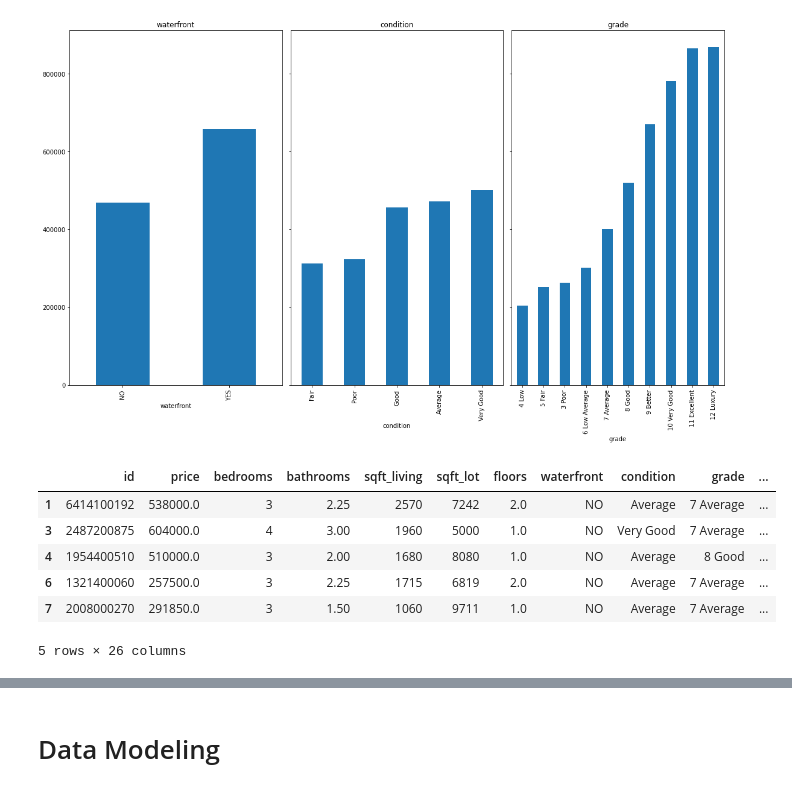
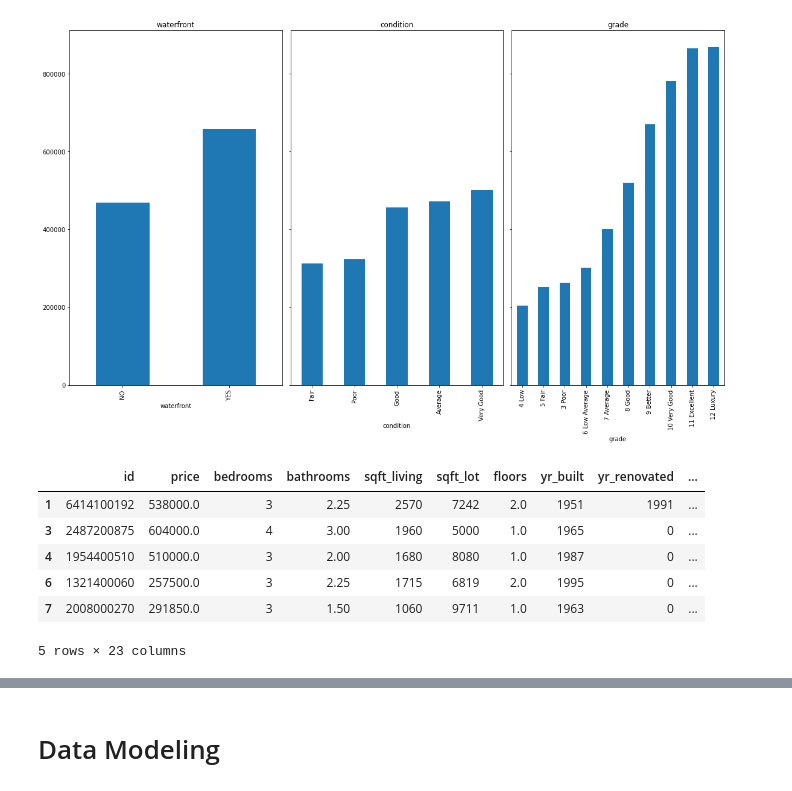
Before and after one commit to ashakeri92/dsc-phase-2-project-v2-3, a Jupyter notebook: Analysis.ipynb, the cells around one changed output, grey strips where cells are left out. Saved outputs shown, nothing was run; the diff lists cells and outputs as text; code cells hidden in the pictures.

```diff
--- a/Analysis.ipynb
+++ b/Analysis.ipynb
@@ -103,21 +104,21 @@ fig.tight_layout()
 # %%
 # create dummy variables for categoricals (waterfront, condition and grade)
 
 dummies = pd.get_dummies(kc[categoricals], prefix=categoricals, drop_first=True)
 
-kc_preprocessed = kc.drop(categoricals, axis=1)
+kc = kc.drop(categoricals, axis=1)
 
-kc_preprocessed = pd.concat([kc, dummies], axis=1)
+kc = pd.concat([kc, dummies], axis=1)
 
-kc_preprocessed.head()
+kc.head()
 # %% [output]
-|  | id | price | bedrooms | bathrooms | sqft_living | sqft_lot | floors | waterfront | condition | grade | ... |
-| 1 | 6414100192 | 538000.0 | 3 | 2.25 | 2570 | 7242 | 2.0 | NO | Average | 7 Average | ... |
-| 3 | 2487200875 | 604000.0 | 4 | 3.00 | 1960 | 5000 | 1.0 | NO | Very Good | 7 Average | ... |
-| 4 | 1954400510 | 510000.0 | 3 | 2.00 | 1680 | 8080 | 1.0 | NO | Average | 8 Good | ... |
-| 6 | 1321400060 | 257500.0 | 3 | 2.25 | 1715 | 6819 | 2.0 | NO | Average | 7 Average | ... |
-| 7 | 2008000270 | 291850.0 | 3 | 1.50 | 1060 | 9711 | 1.0 | NO | Average | 7 Average | ... |
+|  | id | price | bedrooms | bathrooms | sqft_living | sqft_lot | floors | yr_built | yr_renovated | ... |
+| 1 | 6414100192 | 538000.0 | 3 | 2.25 | 2570 | 7242 | 2.0 | 1951 | 1991 | ... |
+| 3 | 2487200875 | 604000.0 | 4 | 3.00 | 1960 | 5000 | 1.0 | 1965 | 0 | ... |
+| 4 | 1954400510 | 510000.0 | 3 | 2.00 | 1680 | 8080 | 1.0 | 1987 | 0 | ... |
+| 6 | 1321400060 | 257500.0 | 3 | 2.25 | 1715 | 6819 | 2.0 | 1995 | 0 | ... |
+| 7 | 2008000270 | 291850.0 | 3 | 1.50 | 1060 | 9711 | 1.0 | 1963 | 0 | ... |
-5 rows × 26 columns
+5 rows × 23 columns
 # %%
 kc.sort_values('yr_renovated', ascending=False).head()
 # %% [output]
```
Also changed, not shown: parts of 6 cells of this notebook.
